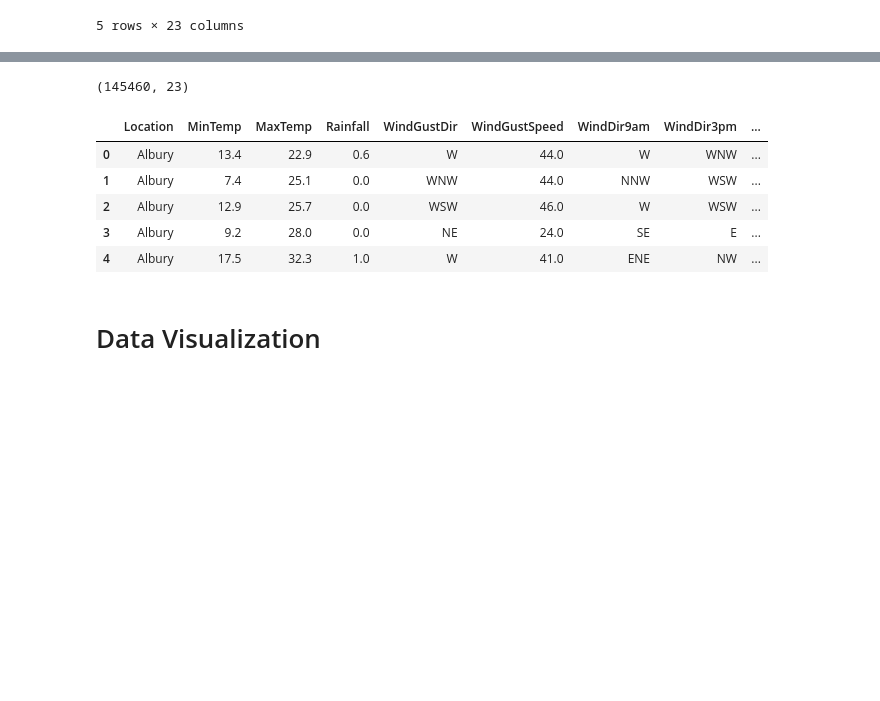
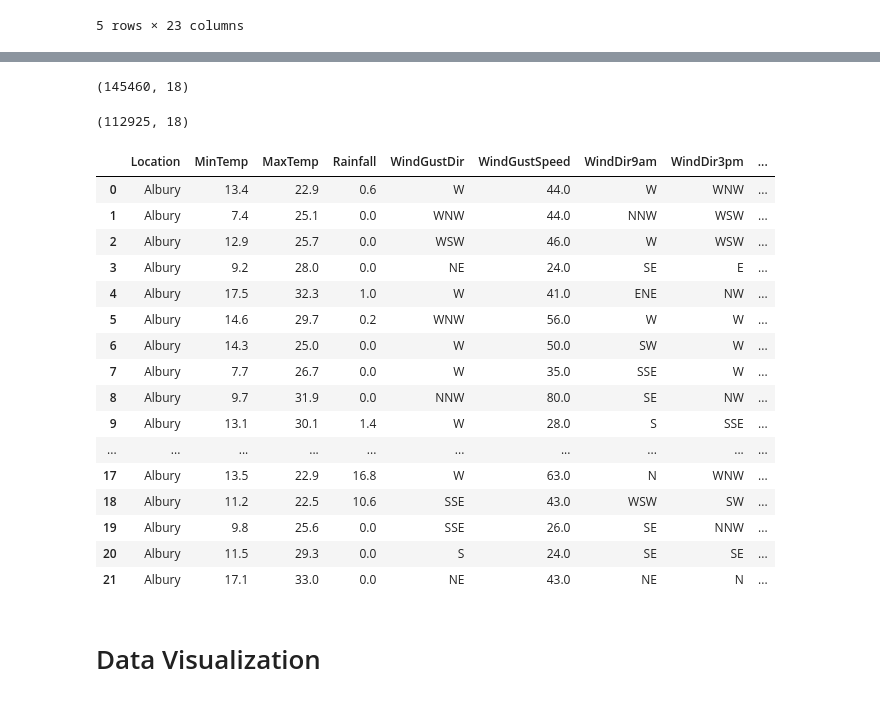
Before and after one commit to Kavita-Bishnoi/ML-Project, a Jupyter notebook: weatherAUS.ipynb, the cells around one changed output, grey strips where cells are left out. Drawn from its saved outputs; the diff is of its cells as text; code cells hidden in the pictures; blank space fills up the shorter version.

```diff
--- a/weatherAUS.ipynb
+++ b/weatherAUS.ipynb
@@ -62,20 +62,40 @@ Data columns (total 23 columns):
  22  RainTomorrow   142193 non-null  object
 dtypes: float64(16), object(7)
 memory usage: 25.5+ MB
+# %%
+df=df.drop(["Evaporation","Sunshine","Cloud9am", "Cloud3pm", "Date"],axis=1)
+#axis=1 bcz we'll drop the rows
 # %%
 df.shape
 # %% [output]
-(145460, 23)
+(145460, 18)
+# %%
+df=df.dropna()
+#drop the rows with null values
+# %%
+df.shape
+# %% [output]
+(112925, 18)
 # %%
-df=df.drop(['Date','Evaporation', 'Sunshine','Cloud9am','Cloud3pm','Date'],axis=1)
-df.head()
+df.head(20)
 # %% [output]
 |  | Location | MinTemp | MaxTemp | Rainfall | WindGustDir | WindGustSpeed | WindDir9am | WindDir3pm | ... |
 | 0 | Albury | 13.4 | 22.9 | 0.6 | W | 44.0 | W | WNW | ... |
 | 1 | Albury | 7.4 | 25.1 | 0.0 | WNW | 44.0 | NNW | WSW | ... |
 | 2 | Albury | 12.9 | 25.7 | 0.0 | WSW | 46.0 | W | WSW | ... |
 | 3 | Albury | 9.2 | 28.0 | 0.0 | NE | 24.0 | SE | E | ... |
 | 4 | Albury | 17.5 | 32.3 | 1.0 | W | 41.0 | ENE | NW | ... |
+| 5 | Albury | 14.6 | 29.7 | 0.2 | WNW | 56.0 | W | W | ... |
+| 6 | Albury | 14.3 | 25.0 | 0.0 | W | 50.0 | SW | W | ... |
+| 7 | Albury | 7.7 | 26.7 | 0.0 | W | 35.0 | SSE | W | ... |
+| 8 | Albury | 9.7 | 31.9 | 0.0 | NNW | 80.0 | SE | NW | ... |
+| 9 | Albury | 13.1 | 30.1 | 1.4 | W | 28.0 | S | SSE | ... |
+| ... | ... | ... | ... | ... | ... | ... | ... | ... | ... |
+| 17 | Albury | 13.5 | 22.9 | 16.8 | W | 63.0 | N | WNW | ... |
+| 18 | Albury | 11.2 | 22.5 | 10.6 | SSE | 43.0 | WSW | SW | ... |
+| 19 | Albury | 9.8 | 25.6 | 0.0 | SSE | 26.0 | SE | NNW | ... |
+| 20 | Albury | 11.5 | 29.3 | 0.0 | S | 24.0 | SE | SE | ... |
+| 21 | Albury | 17.1 | 33.0 | 0.0 | NE | 43.0 | NE | N | ... |
 # %% [markdown]
 # Data Visualization
 # %%
```
Also changed, not shown: parts of 68 cells of this notebook.
